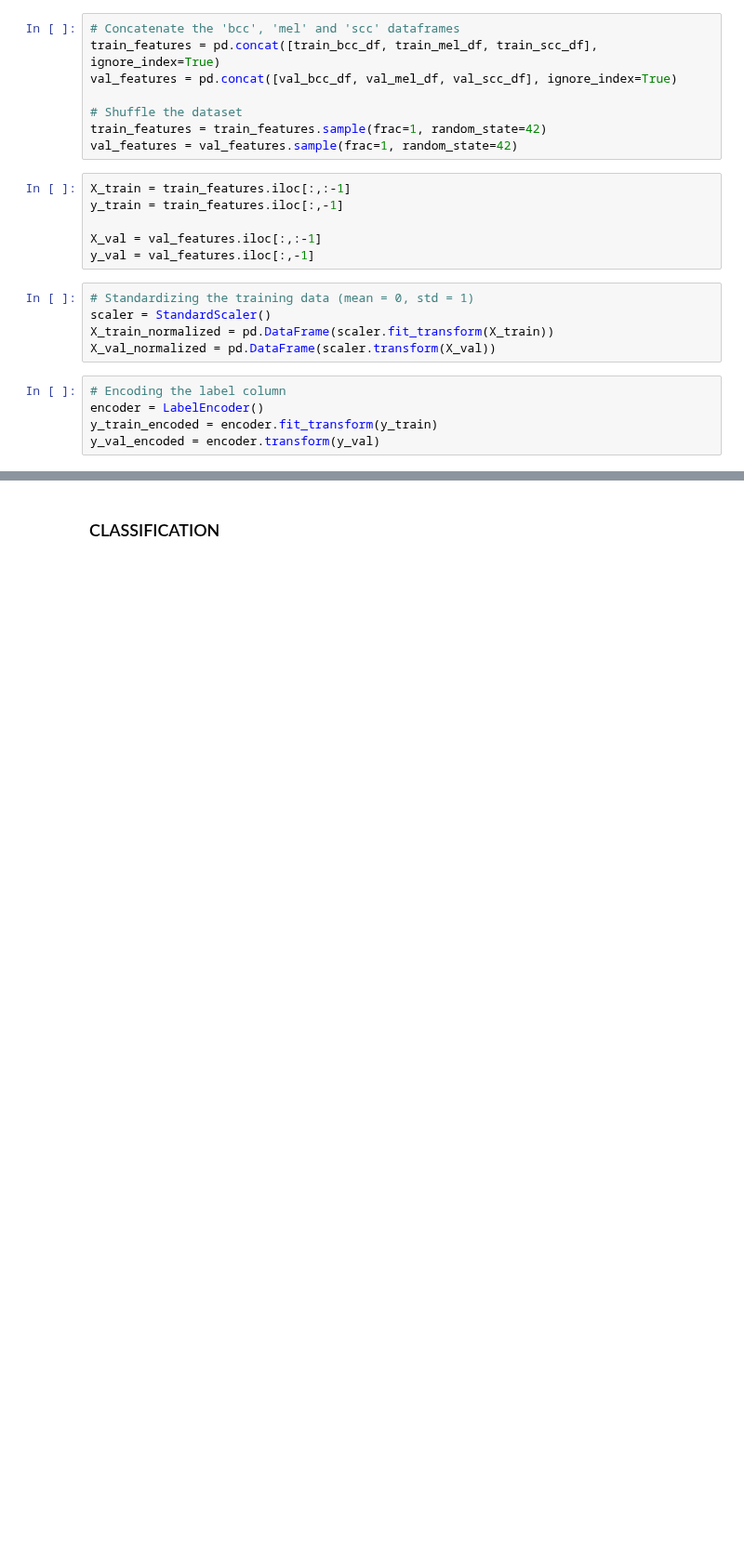
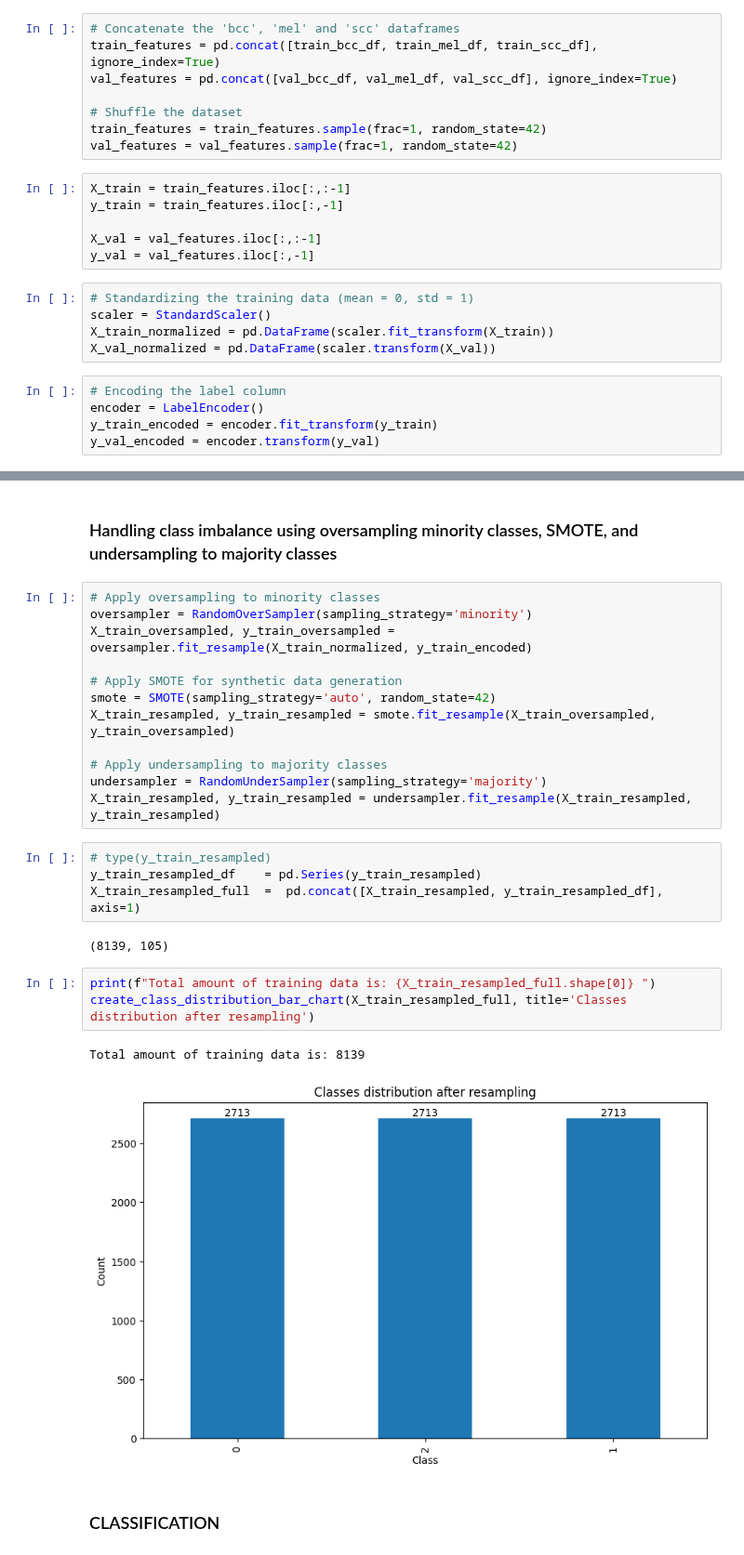
Before and after one commit to lui-alvarez/Melanoma-classification-using-machine-learning, a Jupyter notebook: notebooks/challenge2.ipynb, the cells around one changed output, grey strips where cells are left out. Shown at 93% size. Saved outputs shown, nothing was run; the diff lists cells and outputs as text; blank space fills up the shorter version.

Commit message:
handling class imbalance for challenge 2

```diff
--- a/notebooks/challenge2.ipynb
+++ b/notebooks/challenge2.ipynb
@@ -208,3 +268,29 @@ y_val_encoded = encoder.transform(y_val)
+# %% [markdown]
+### Handling class imbalance using oversampling minority classes, SMOTE, and undersampling to majority classes
+# %%
+# Apply oversampling to minority classes
+oversampler = RandomOverSampler(sampling_strategy='minority')
+X_train_oversampled, y_train_oversampled = oversampler.fit_resample(X_train_normalized, y_train_encoded)
+
+# Apply SMOTE for synthetic data generation
+smote = SMOTE(sampling_strategy='auto', random_state=42)
+X_train_resampled, y_train_resampled = smote.fit_resample(X_train_oversampled, y_train_oversampled)
+
+# Apply undersampling to majority classes
+undersampler = RandomUnderSampler(sampling_strategy='majority')
+X_train_resampled, y_train_resampled = undersampler.fit_resample(X_train_resampled, y_train_resampled)
+# %%
+# type(y_train_resampled)
+y_train_resampled_df    = pd.Series(y_train_resampled)
+X_train_resampled_full  =  pd.concat([X_train_resampled, y_train_resampled_df], axis=1)
+# %% [output]
+(8139, 105)
+# %%
+print(f"Total amount of training data is: {X_train_resampled_full.shape[0]} ")
+create_class_distribution_bar_chart(X_train_resampled_full, title='Classes distribution after resampling')
+# %% [output]
+Total amount of training data is: 8139
+[figure, added]
 # %% [markdown]
 ### CLASSIFICATION
 # %%
```
Also changed, not shown: parts of 13 cells of this notebook, 1 other file.
